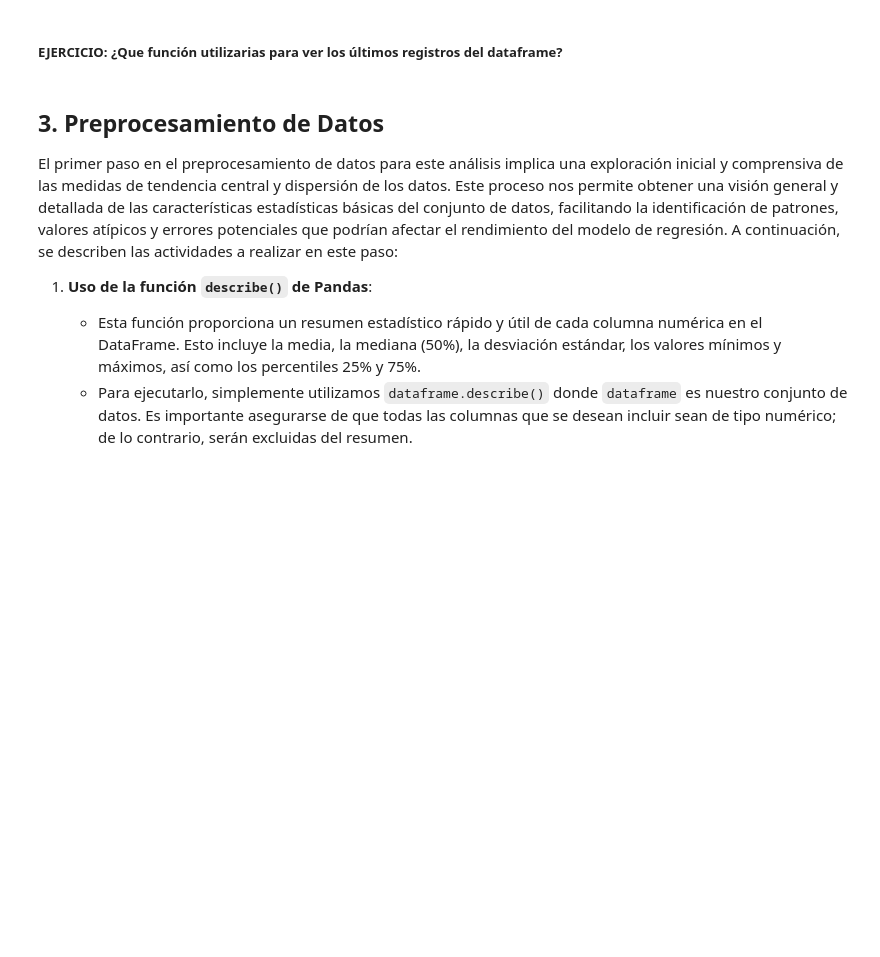
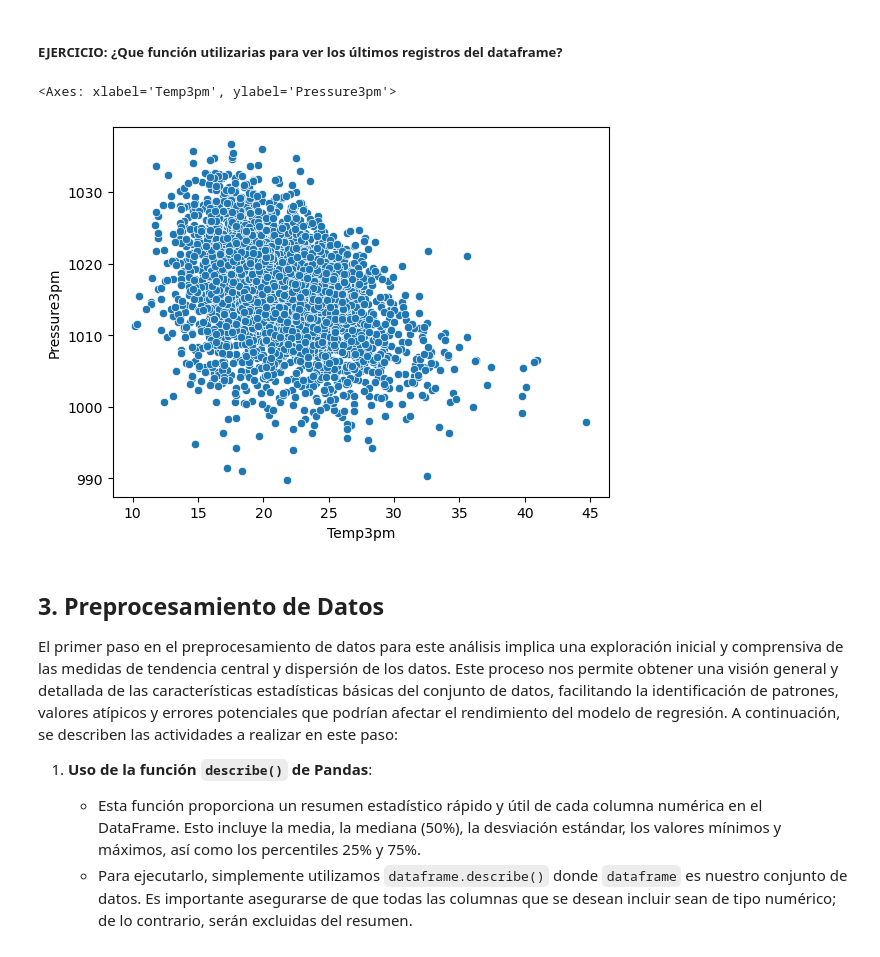
Before and after one commit to JLGarciaFranco/TemasSelectos, a Jupyter notebook: CLASE_ML/Machine_learning_clase_1.ipynb, the cells around one changed output. Cells and saved outputs as stored; diff of their text form; code cells hidden in the pictures; blank space fills up the shorter version.

```diff
--- a/CLASE_ML/Machine_learning_clase_1.ipynb
+++ b/CLASE_ML/Machine_learning_clase_1.ipynb
@@ -175,5 +177,8 @@ df.head(10)
 # %%
-# Escribe aquí tu sugerencia
+sns.scatterplot(data=df,x='Temp3pm',y='Pressure3pm')
+# %% [output]
+<Axes: xlabel='Temp3pm', ylabel='Pressure3pm'>
+[figure, added]
 # %% [markdown]
 ## 3. Preprocesamiento de Datos
 El primer paso en el preprocesamiento de datos para este análisis implica una exploración inicial y comprensiva de las medidas de tendencia central y dispersión de los datos. Este proceso nos permite obtener una visión general y detallada de las características estadísticas básicas del conjunto de datos, facilitando la identificación de patrones, valores atípicos y errores potenciales que podrían afectar el rendimiento del modelo de regresión. A continuación, se describen las actividades a realizar en este paso:
```
Also changed, not shown: parts of 1 cell of this notebook, 1 other file.
